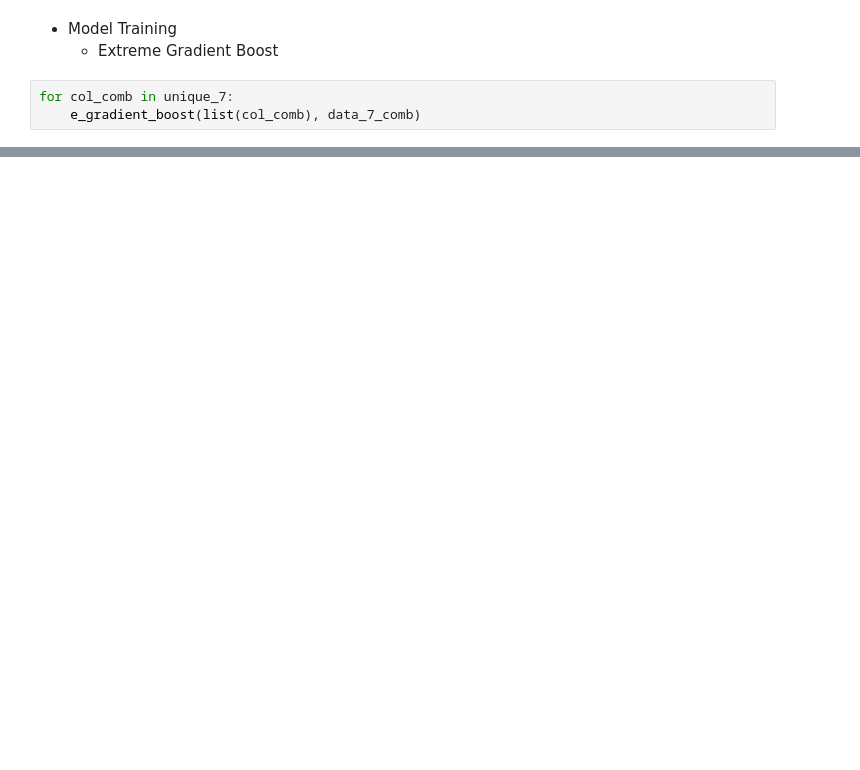
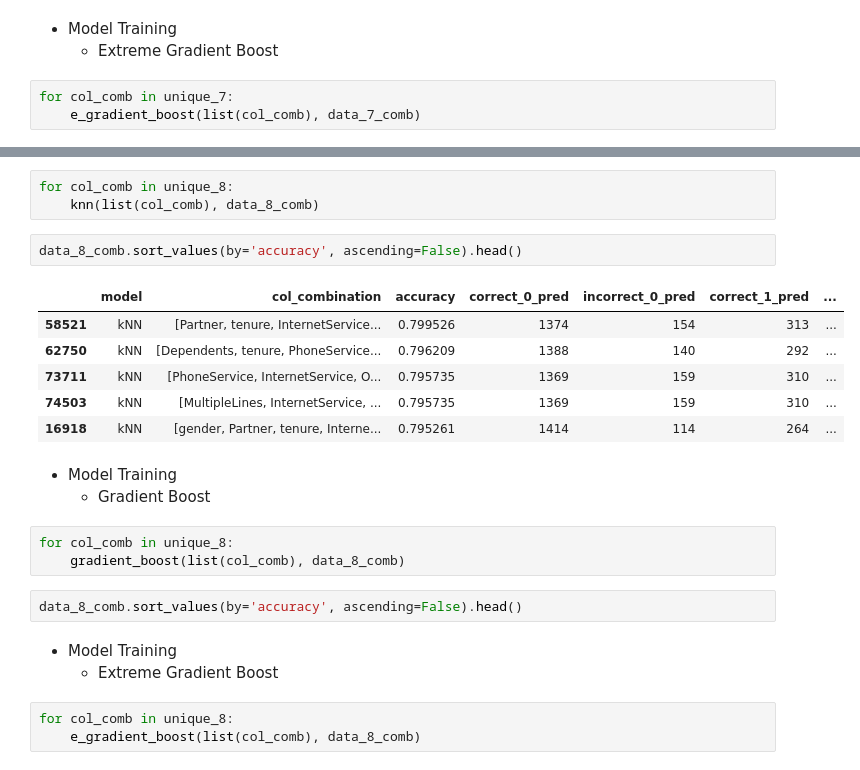
Before and after one commit to HarshTanwar001/Churn-Analysis, a Jupyter notebook: Churn_Analysis.ipynb, the cells around one changed output, grey strips where cells are left out. Drawn from its saved outputs; the diff is of its cells as text; blank space fills up the shorter version.

```diff
--- a/Churn_Analysis.ipynb
+++ b/Churn_Analysis.ipynb
@@ -1731,0 +1777,26 @@ data_7_comb.sort_values(by='accuracy', ascending=False).head()
+# %%
+for col_comb in unique_8:
+    knn(list(col_comb), data_8_comb)
+# %%
+data_8_comb.sort_values(by='accuracy', ascending=False).head()
+# %% [output]
+|  | model | col_combination | accuracy | correct_0_pred | incorrect_0_pred | correct_1_pred | ... |
+| 58521 | kNN | [Partner, tenure, InternetService... | 0.799526 | 1374 | 154 | 313 | ... |
+| 62750 | kNN | [Dependents, tenure, PhoneService... | 0.796209 | 1388 | 140 | 292 | ... |
+| 73711 | kNN | [PhoneService, InternetService, O... | 0.795735 | 1369 | 159 | 310 | ... |
+| 74503 | kNN | [MultipleLines, InternetService, ... | 0.795735 | 1369 | 159 | 310 | ... |
+| 16918 | kNN | [gender, Partner, tenure, Interne... | 0.795261 | 1414 | 114 | 264 | ... |
+# %% [markdown]
+- Model Training
+    - Gradient Boost
+# %%
+for col_comb in unique_8:
+    gradient_boost(list(col_comb), data_8_comb)
+# %%
+data_8_comb.sort_values(by='accuracy', ascending=False).head()
+# %% [markdown]
+- Model Training
+    - Extreme Gradient Boost
+# %%
+for col_comb in unique_8:
+    e_gradient_boost(list(col_comb), data_8_comb)
```
Also changed, not shown: parts of 21 cells of this notebook.
